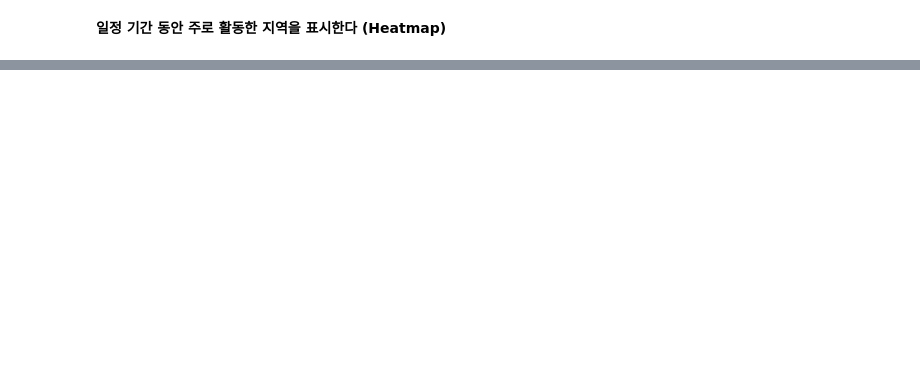
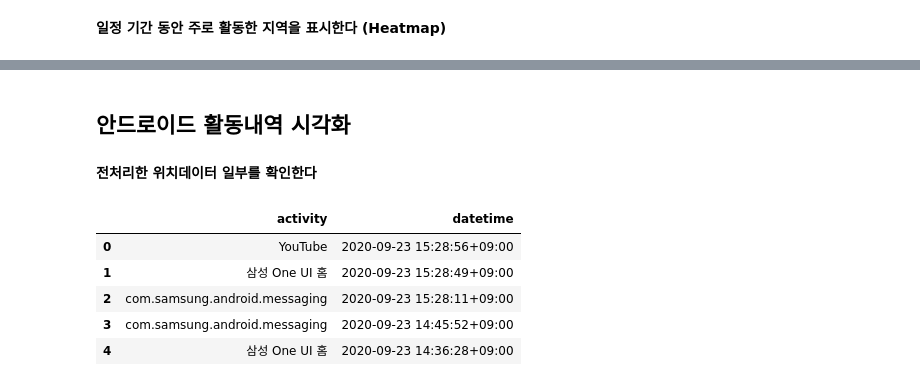
Before and after one commit to briron/google-user-data-visualization, a Jupyter notebook: google user's data visualization.ipynb, the cells around one changed output, grey strips where cells are left out. Saved outputs shown, nothing was run; the diff lists cells and outputs as text; code cells hidden in the pictures; blank space fills up the shorter version.

Commit message:
added android data preprocess

```diff
--- a/google user's data visualization.ipynb
+++ b/google user's data visualization.ipynb
@@ -304,3 +304,5 @@ service.visualizeWalkingDirection('2019-08-05 20:00:00', '2019-08-05 21:00:00',
 service.visualizeTimeHeatmap('2019-08-02 12:00:00', '2019-08-02 23:00:00')
 # %% [output]
 [interactive output not drawn]
+# %% [markdown]
+## 안드로이드 활동내역 시각화
@@ -306,0 +373,11 @@ service.visualizeTimeHeatmap('2019-08-02 12:00:00', '2019-08-02 23:00:00')
+# %% [markdown]
+**전처리한 위치데이터 일부를 확인한다**
+# %%
+ad.android_data.head()
+# %% [output]
+|  | activity | datetime |
+| 0 | YouTube | 2020-09-23 15:28:56+09:00 |
+| 1 | 삼성 One UI 홈 | 2020-09-23 15:28:49+09:00 |
+| 2 | com.samsung.android.messaging | 2020-09-23 15:28:11+09:00 |
+| 3 | com.samsung.android.messaging | 2020-09-23 14:45:52+09:00 |
+| 4 | 삼성 One UI 홈 | 2020-09-23 14:36:28+09:00 |
```
Also changed, not shown: parts of 1 cell of this notebook.
